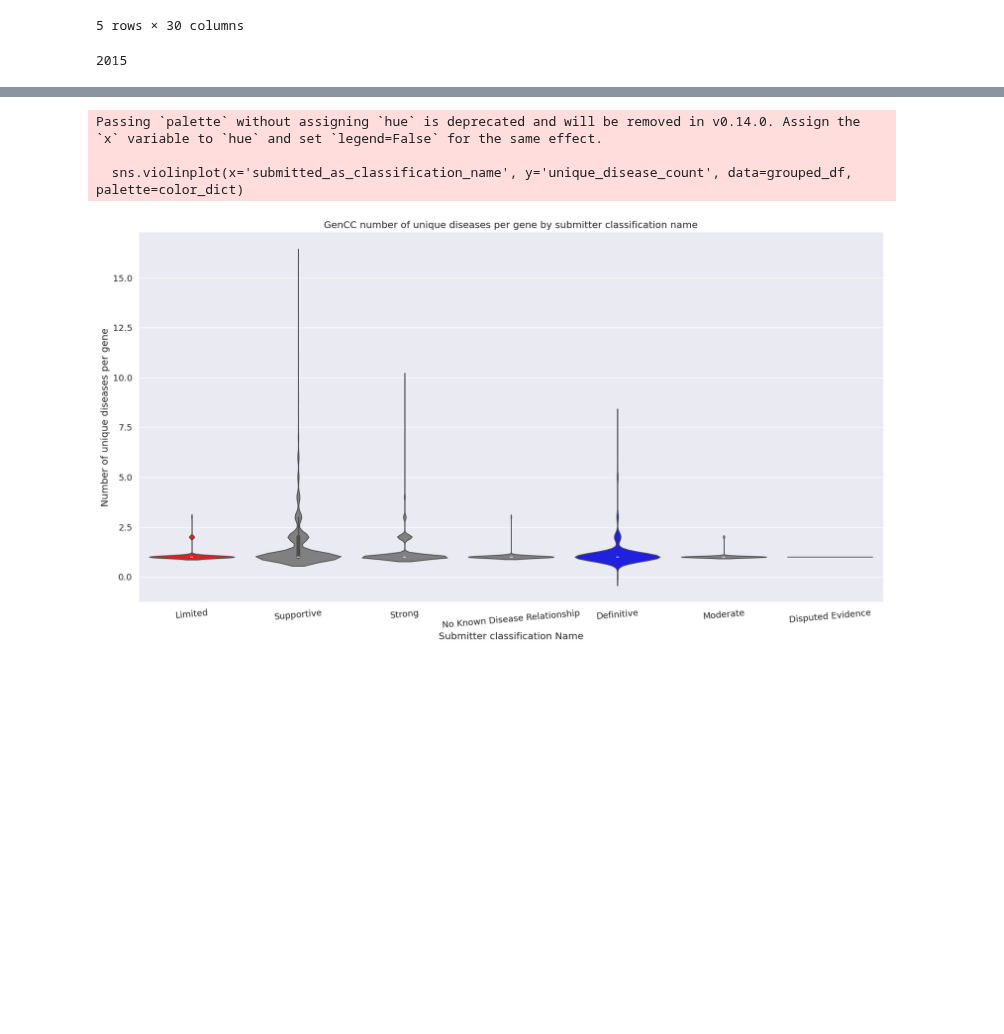
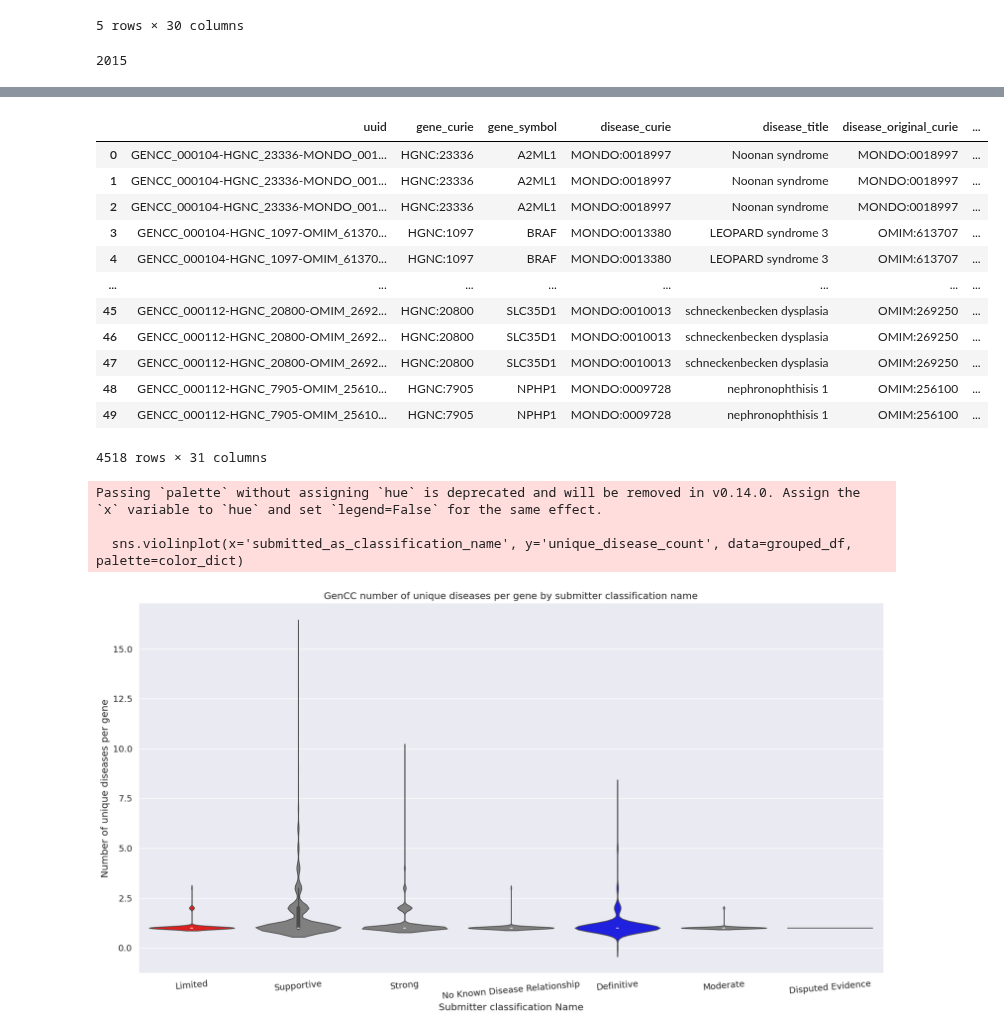
Before and after one commit to microsoft/healthfutures-evagg, a Jupyter notebook: sandbox/ash/gencc_truth_set.ipynb, the cells around one changed output, grey strips where cells are left out. Drawn from its saved outputs; the diff is of its cells as text; code cells hidden in the pictures; blank space fills up the shorter version.

```diff
--- a/sandbox/ash/gencc_truth_set.ipynb
+++ b/sandbox/ash/gencc_truth_set.ipynb
@@ -89,0 +170,28 @@ test_gencc
+# %%
+import glob
+
+# Get a list of all CSV files
+files = sorted(glob.glob('chunks/chunk_*.csv'), key=lambda x: int(x.split('_')[1].split('.')[0]))
+
+# Read and concatenate all files in numerical order
+gencc_s_date = pd.concat((pd.read_csv(file) for file in files))
+
+# Remove duplicates
+gencc_s_date = gencc_s_date.drop_duplicates()
+
+# Print the DataFrame
+gencc_s_date
+# %% [output]
+|  | uuid | gene_curie | gene_symbol | disease_curie | disease_title | disease_original_curie | ... |
+| 0 | GENCC_000104-HGNC_23336-MONDO_001... | HGNC:23336 | A2ML1 | MONDO:0018997 | Noonan syndrome | MONDO:0018997 | ... |
+| 1 | GENCC_000104-HGNC_23336-MONDO_001... | HGNC:23336 | A2ML1 | MONDO:0018997 | Noonan syndrome | MONDO:0018997 | ... |
+| 2 | GENCC_000104-HGNC_23336-MONDO_001... | HGNC:23336 | A2ML1 | MONDO:0018997 | Noonan syndrome | MONDO:0018997 | ... |
+| 3 | GENCC_000104-HGNC_1097-OMIM_61370... | HGNC:1097 | BRAF | MONDO:0013380 | LEOPARD syndrome 3 | OMIM:613707 | ... |
+| 4 | GENCC_000104-HGNC_1097-OMIM_61370... | HGNC:1097 | BRAF | MONDO:0013380 | LEOPARD syndrome 3 | OMIM:613707 | ... |
+| ... | ... | ... | ... | ... | ... | ... | ... |
+| 45 | GENCC_000112-HGNC_20800-OMIM_2692... | HGNC:20800 | SLC35D1 | MONDO:0010013 | schneckenbecken dysplasia | OMIM:269250 | ... |
+| 46 | GENCC_000112-HGNC_20800-OMIM_2692... | HGNC:20800 | SLC35D1 | MONDO:0010013 | schneckenbecken dysplasia | OMIM:269250 | ... |
+| 47 | GENCC_000112-HGNC_20800-OMIM_2692... | HGNC:20800 | SLC35D1 | MONDO:0010013 | schneckenbecken dysplasia | OMIM:269250 | ... |
+| 48 | GENCC_000112-HGNC_7905-OMIM_25610... | HGNC:7905 | NPHP1 | MONDO:0009728 | nephronophthisis 1 | OMIM:256100 | ... |
+| 49 | GENCC_000112-HGNC_7905-OMIM_25610... | HGNC:7905 | NPHP1 | MONDO:0009728 | nephronophthisis 1 | OMIM:256100 | ... |
+4518 rows × 31 columns
```
Also changed, not shown: parts of 11 cells of this notebook, 2 other files.
